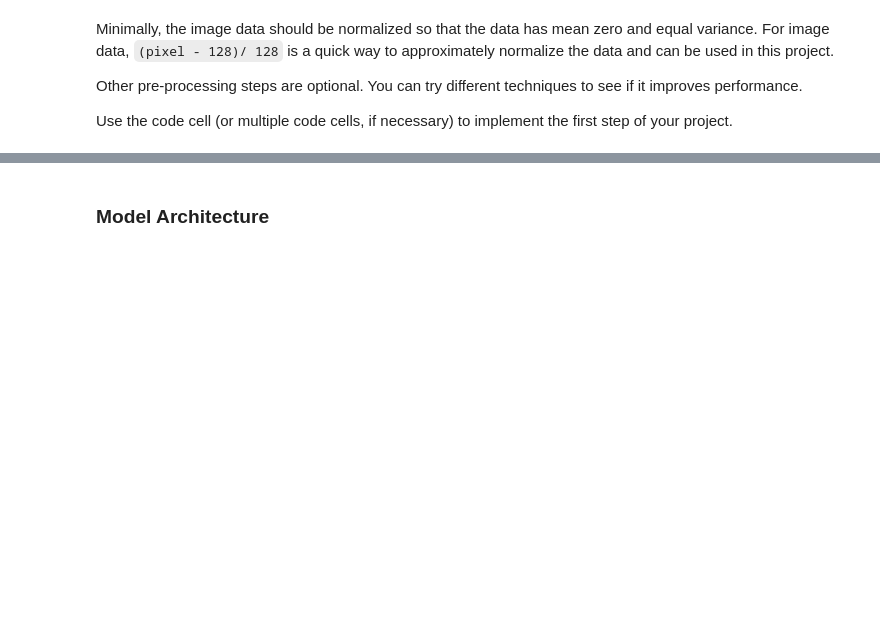
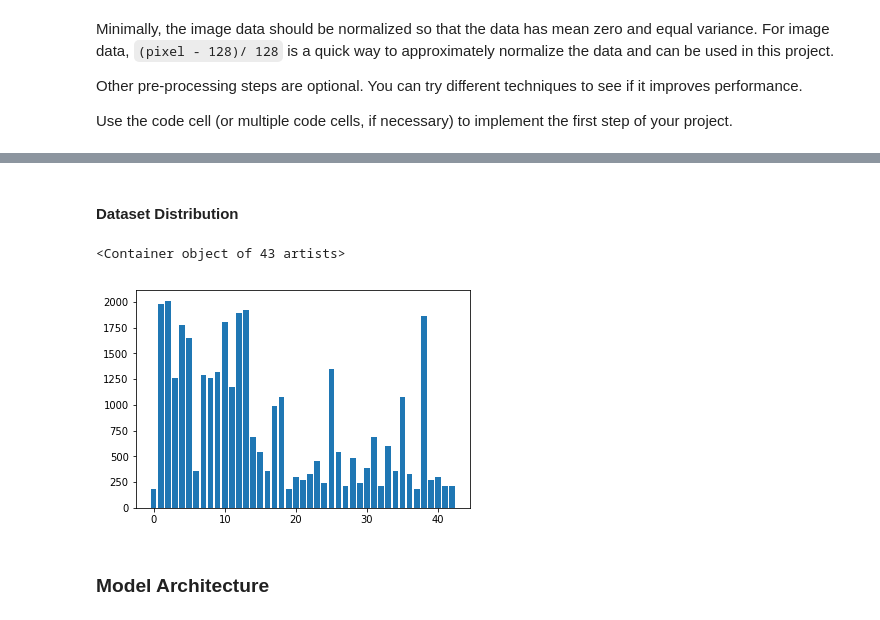
Before and after one commit to jinay1991/CarND-Traffic-Sign-Classifier-Project, a Jupyter notebook: Traffic_Sign_Classifier.ipynb, the cells around one changed output, grey strips where cells are left out. Saved outputs shown, nothing was run; the diff lists cells and outputs as text; code cells hidden in the pictures; blank space fills up the shorter version.

```diff
--- a/Traffic_Sign_Classifier.ipynb
+++ b/Traffic_Sign_Classifier.ipynb
@@ -203,3 +248,14 @@ def preprocess(image):
+# %% [markdown]
+#### Dataset Distribution
+# %%
+labels = np.zeros((1, 43))
+for m in y_train:
+    labels[0][int(m)] += 1
+
+plt.bar(np.arange(43), labels[0])
+# %% [output]
+<Container object of 43 artists>
+[figure, added]
 # %% [markdown]
 ### Model Architecture
 # %% [markdown]
```
Also changed, not shown: parts of 14 cells of this notebook.
